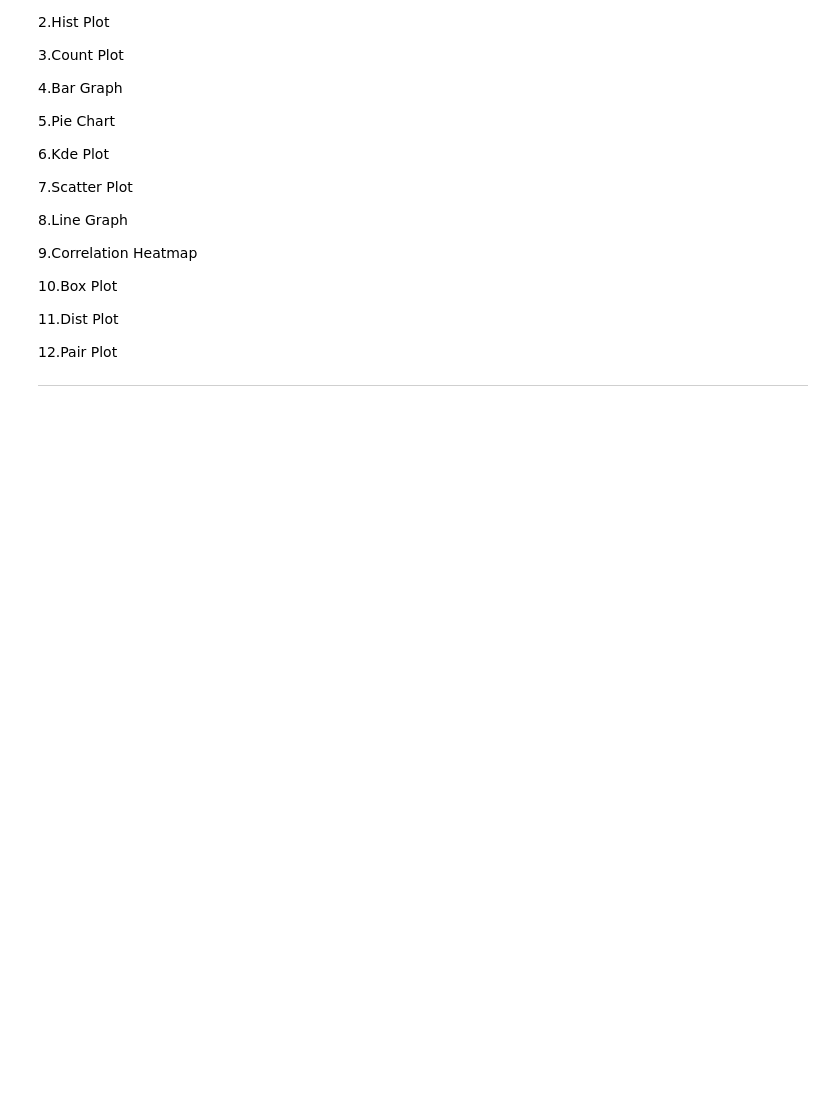
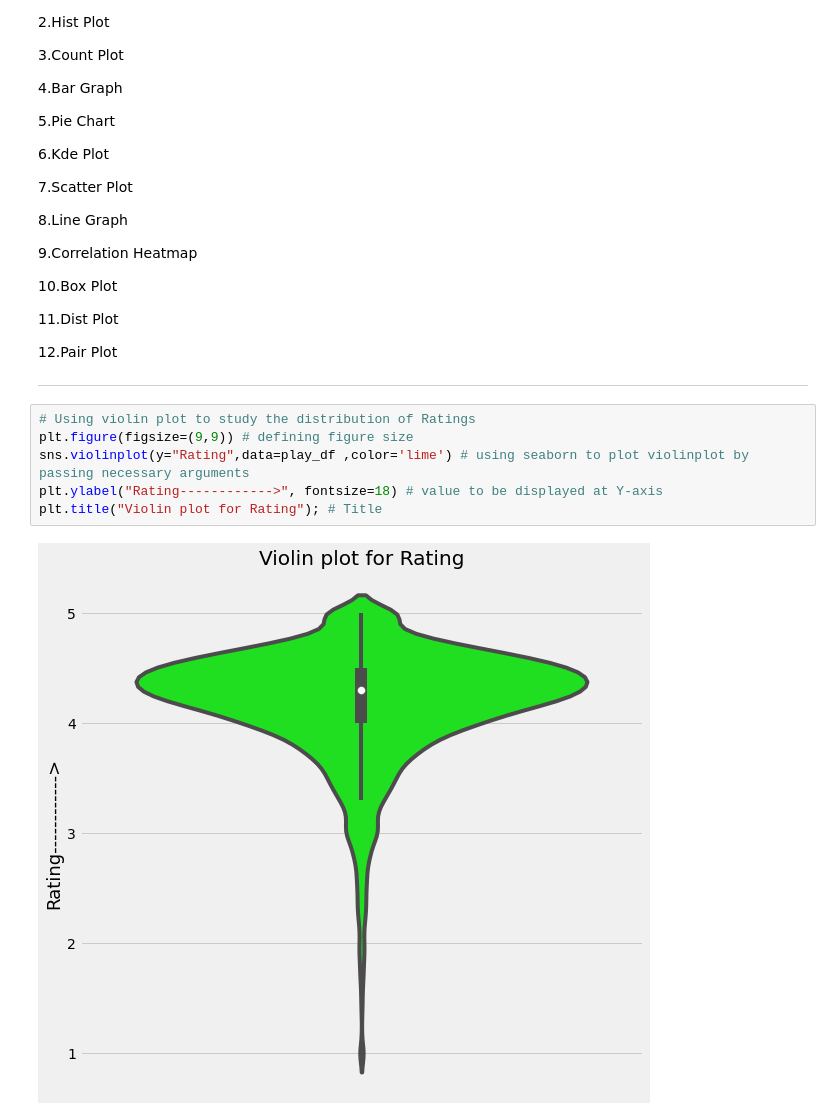
Before and after one commit to amol004/Google-Play-Store-EDA, a Jupyter notebook: Capstone_project_Google_play_store_review_analysis_(EDA)_Notebook_{Amol_Thakur}.ipynb, the cells around one changed output. Cells and saved outputs as stored; diff of their text form; blank space fills up the shorter version.

```diff
--- a/Capstone_project_Google_play_store_review_analysis_(EDA)_Notebook_{Amol_Thakur}.ipynb
+++ b/Capstone_project_Google_play_store_review_analysis_(EDA)_Notebook_{Amol_Thakur}.ipynb
@@ -410,3 +411,11 @@ memory usage: 1.4+ MB
 
 
 ---
+# %%
+# Using violin plot to study the distribution of Ratings
+plt.figure(figsize=(9,9)) # defining figure size
+sns.violinplot(y="Rating",data=play_df ,color='lime') # using seaborn to plot violinplot by passing necessary arguments
+plt.ylabel("Rating------------>", fontsize=18) # value to be displayed at Y-axis
+plt.title("Violin plot for Rating"); # Title
+# %% [output]
+[figure, added]
```
Also changed, not shown: parts of 12 cells of this notebook.
